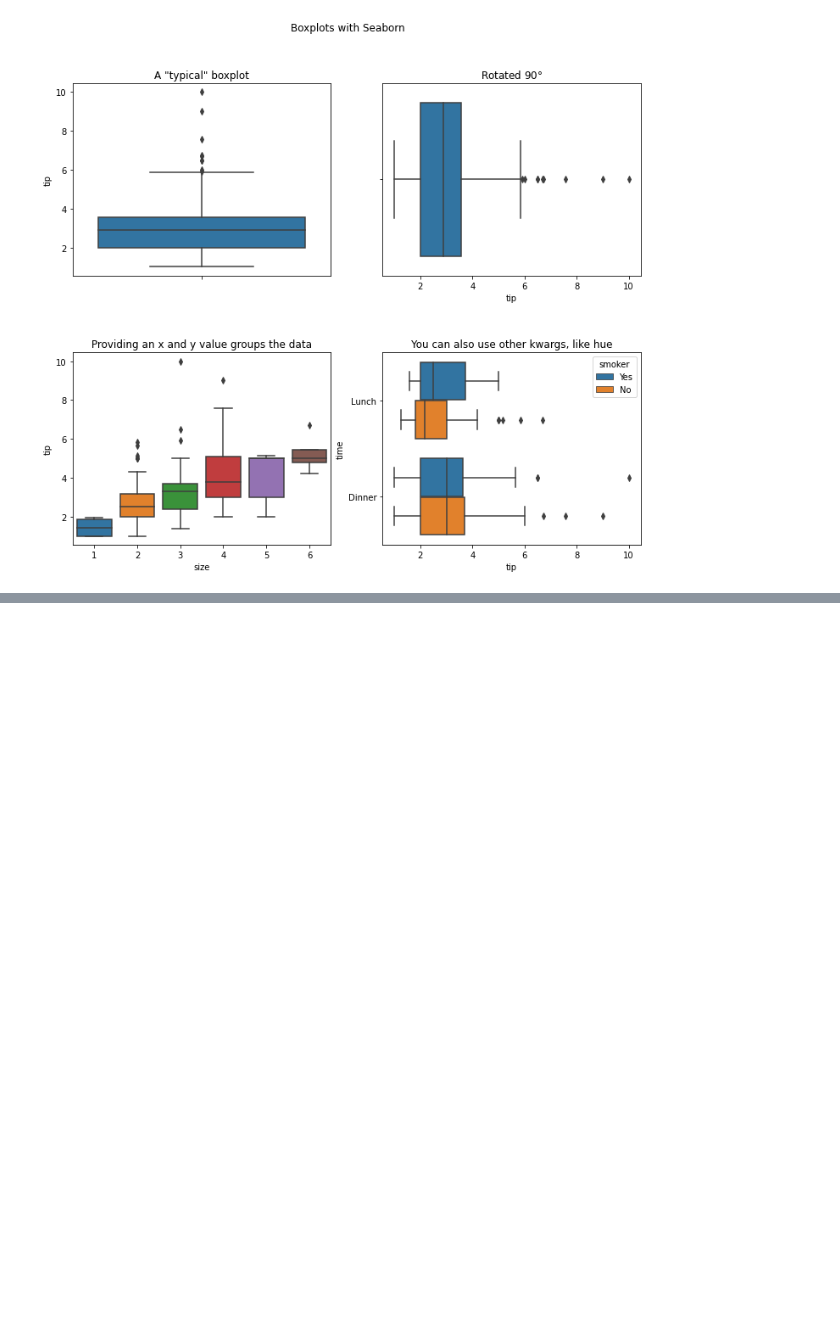
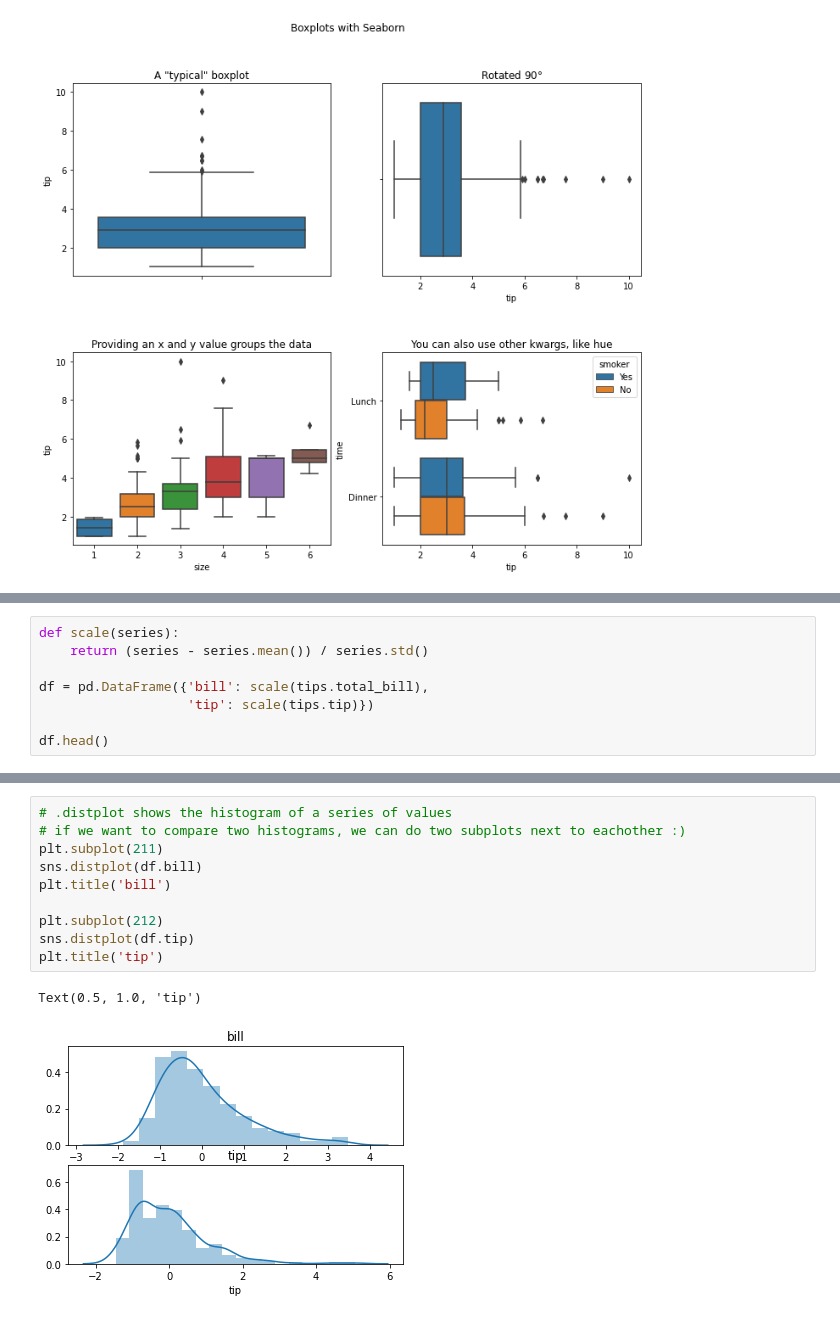
Before and after one commit to CodeupClassroom/darden-data-science-libraries, a Jupyter notebook: seaborn_intro.ipynb, the cells around one changed output, grey strips where cells are left out. Drawn from its saved outputs; the diff is of its cells as text; blank space fills up the shorter version.

```diff
--- a/seaborn_intro.ipynb
+++ b/seaborn_intro.ipynb
@@ -197,0 +242,8 @@ plt.subplots_adjust(hspace=0.4)
+# %%
+def scale(series):
+    return (series - series.mean()) / series.std()
+
+df = pd.DataFrame({'bill': scale(tips.total_bill),
+                   'tip': scale(tips.tip)})
+
+df.head()
@@ -197,0 +257,13 @@ plt.subplots_adjust(hspace=0.4)
+# %%
+# .distplot shows the histogram of a series of values
+# if we want to compare two histograms, we can do two subplots next to eachother :)
+plt.subplot(211)
+sns.distplot(df.bill)
+plt.title('bill')
+
+plt.subplot(212)
+sns.distplot(df.tip)
+plt.title('tip')
+# %% [output]
+Text(0.5, 1.0, 'tip')
+[figure, added]
```
Also changed, not shown: parts of 14 cells of this notebook.
